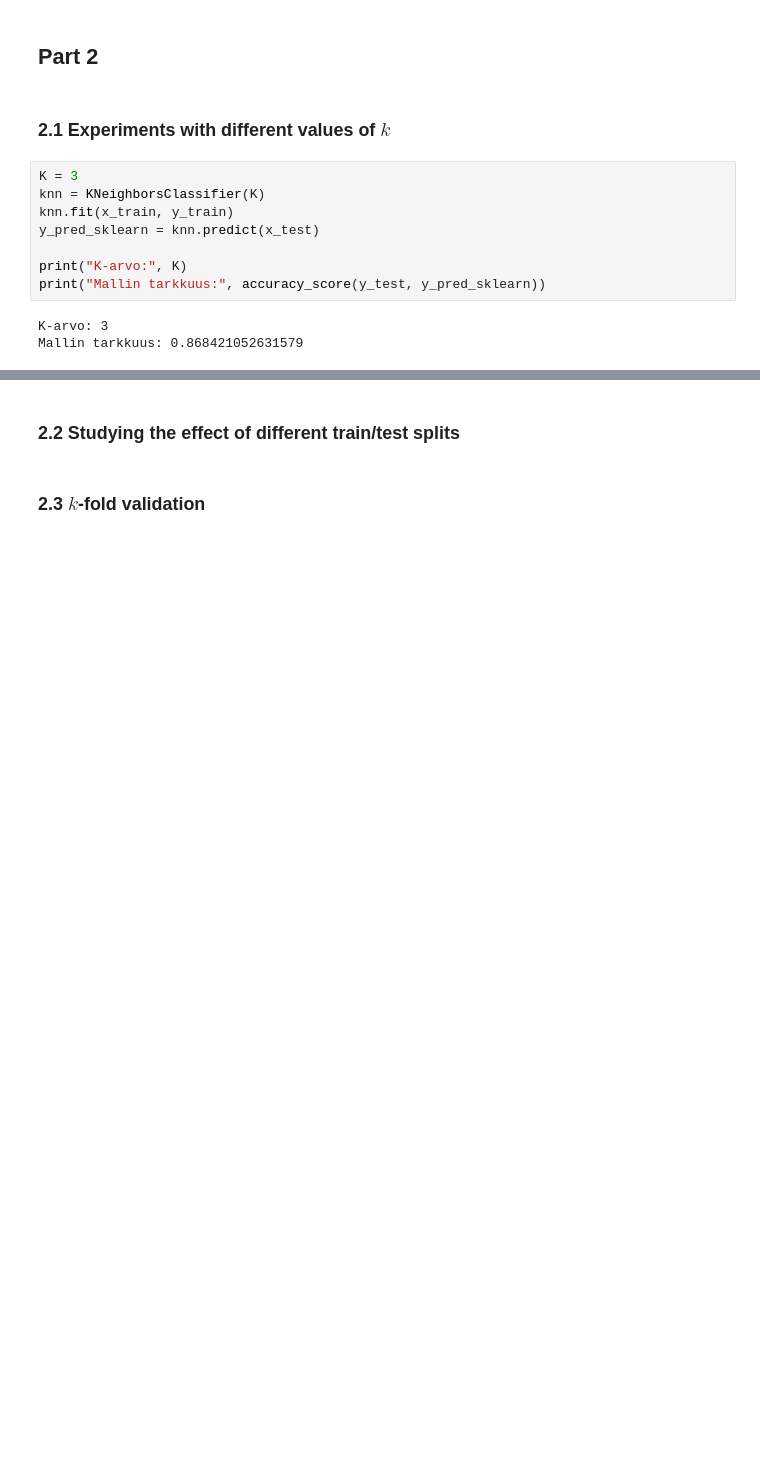
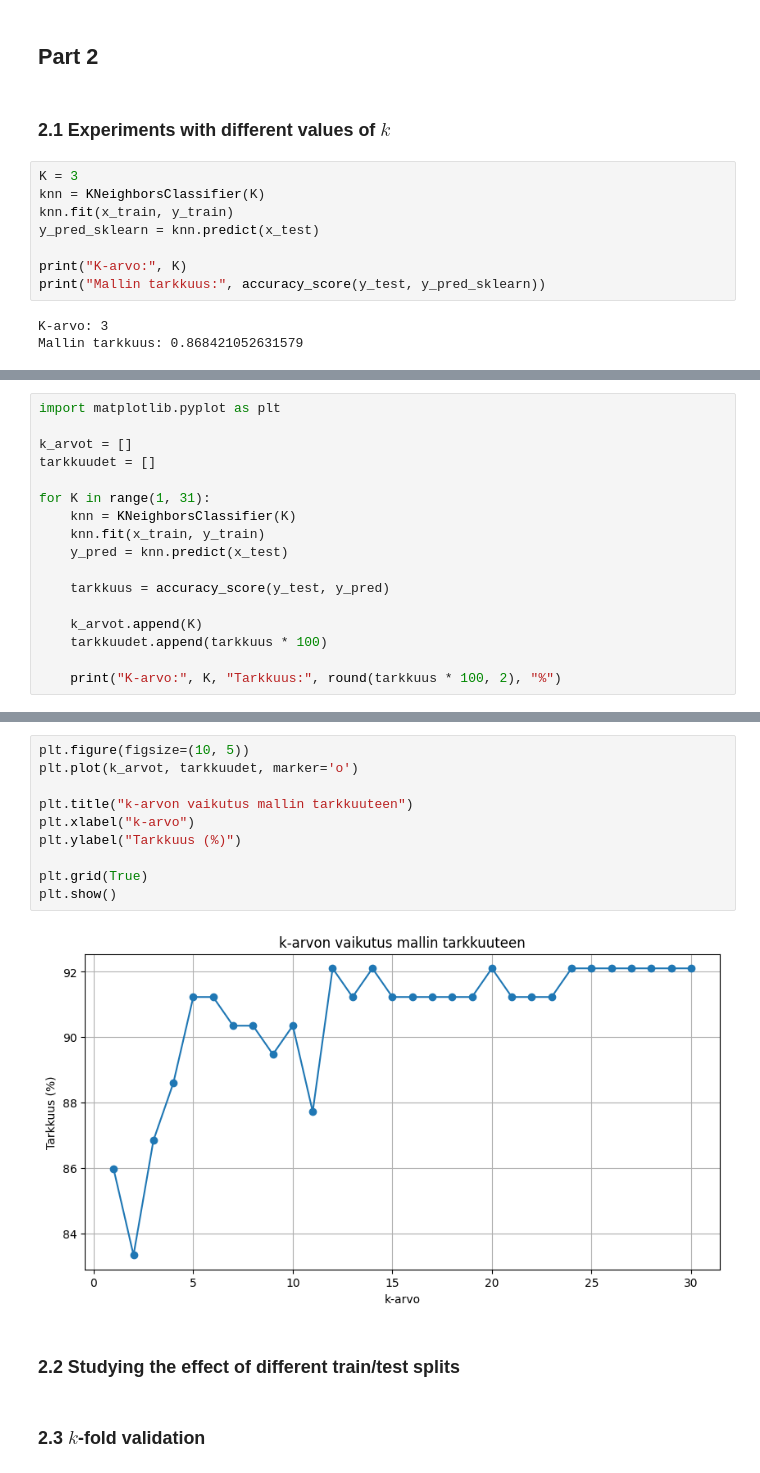
Before and after one commit to entteri/ml-cancerData, a Jupyter notebook: Assignment1_artesaaniAnalysaattorit.ipynb, the cells around one changed output, grey strips where cells are left out. Drawn from its saved outputs; the diff is of its cells as text; blank space fills up the shorter version.

```diff
--- a/Assignment1_artesaaniAnalysaattorit.ipynb
+++ b/Assignment1_artesaaniAnalysaattorit.ipynb
@@ -158,0 +162,17 @@ Paras tarkkuus saatiin k-arvolla 5, jolloin mallin tarkkuus oli 91,23 %. K-arvol
+# %%
+import matplotlib.pyplot as plt
+
+k_arvot = []
+tarkkuudet = []
+
+for K in range(1, 31):
+    knn = KNeighborsClassifier(K)
+    knn.fit(x_train, y_train)
+    y_pred = knn.predict(x_test)
+
+    tarkkuus = accuracy_score(y_test, y_pred)
+
+    k_arvot.append(K)
+    tarkkuudet.append(tarkkuus * 100)
+
+    print("K-arvo:", K, "Tarkkuus:", round(tarkkuus * 100, 2), "%")
@@ -159,3 +197,15 @@ Paras tarkkuus saatiin k-arvolla 5, jolloin mallin tarkkuus oli 91,23 %. K-arvol
+# %%
+plt.figure(figsize=(10, 5))
+plt.plot(k_arvot, tarkkuudet, marker='o')
+
+plt.title("k-arvon vaikutus mallin tarkkuuteen")
+plt.xlabel("k-arvo")
+plt.ylabel("Tarkkuus (%)")
+
+plt.grid(True)
+plt.show()
+# %% [output]
+[figure, added]
 # %% [markdown]
 ### 2.2 Studying the effect of different train/test splits
 # %% [markdown]
```
Also changed, not shown: parts of 3 cells of this notebook.
